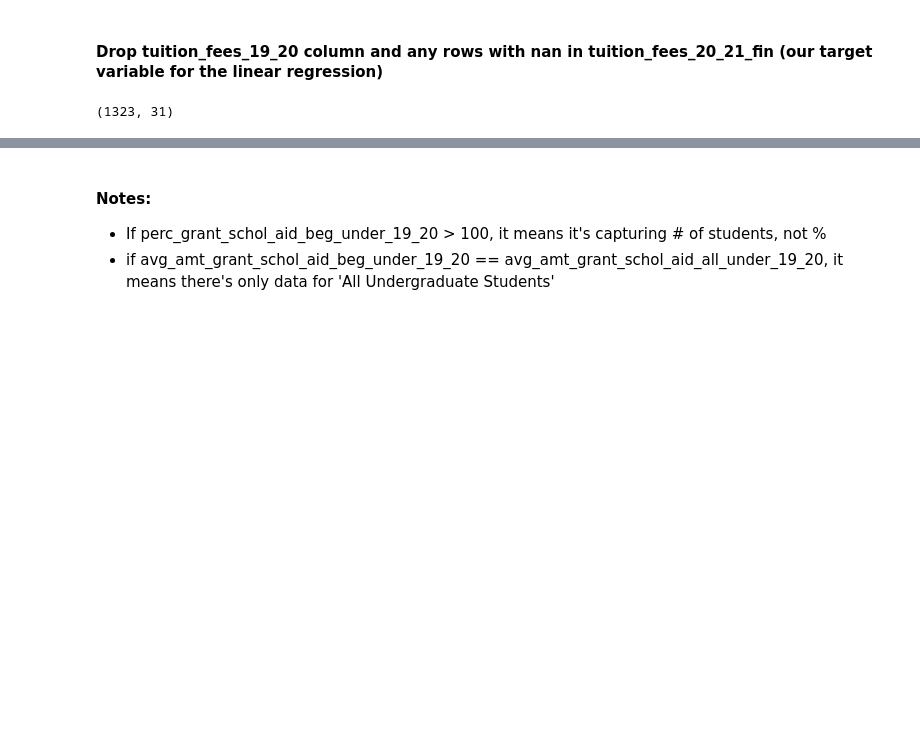
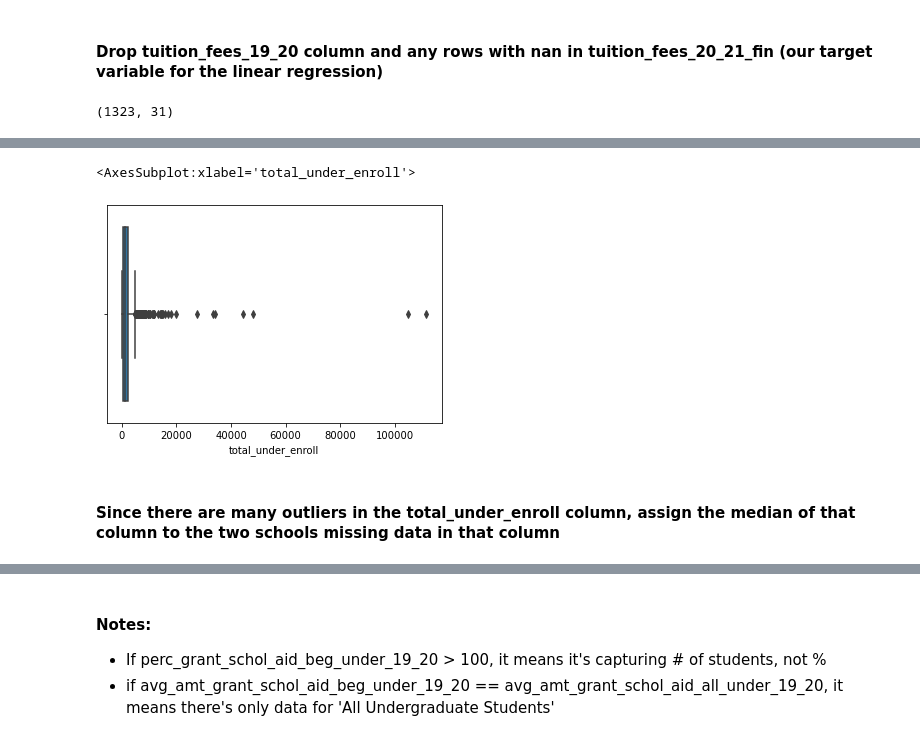
Before and after one commit to chloebs4590/Metis-NBM_Regression, a Jupyter notebook: eda_lr_project_code.ipynb, the cells around one changed output, grey strips where cells are left out. Saved outputs shown, nothing was run; the diff lists cells and outputs as text; code cells hidden in the pictures; blank space fills up the shorter version.

```diff
--- a/eda_lr_project_code.ipynb
+++ b/eda_lr_project_code.ipynb
@@ -244,0 +316,7 @@ under_enroll_not_nan[['total_under_enroll', 'total_enroll_under', 'under_enroll'
+# %%
+sns.boxplot(schools_df.total_under_enroll)
+# %% [output]
+<AxesSubplot:xlabel='total_under_enroll'>
+[figure, added]
+# %% [markdown]
+#### Since there are many outliers in the total_under_enroll column, assign the median of that column to the two schools missing data in that column
```
Also changed, not shown: parts of 84 cells of this notebook.
